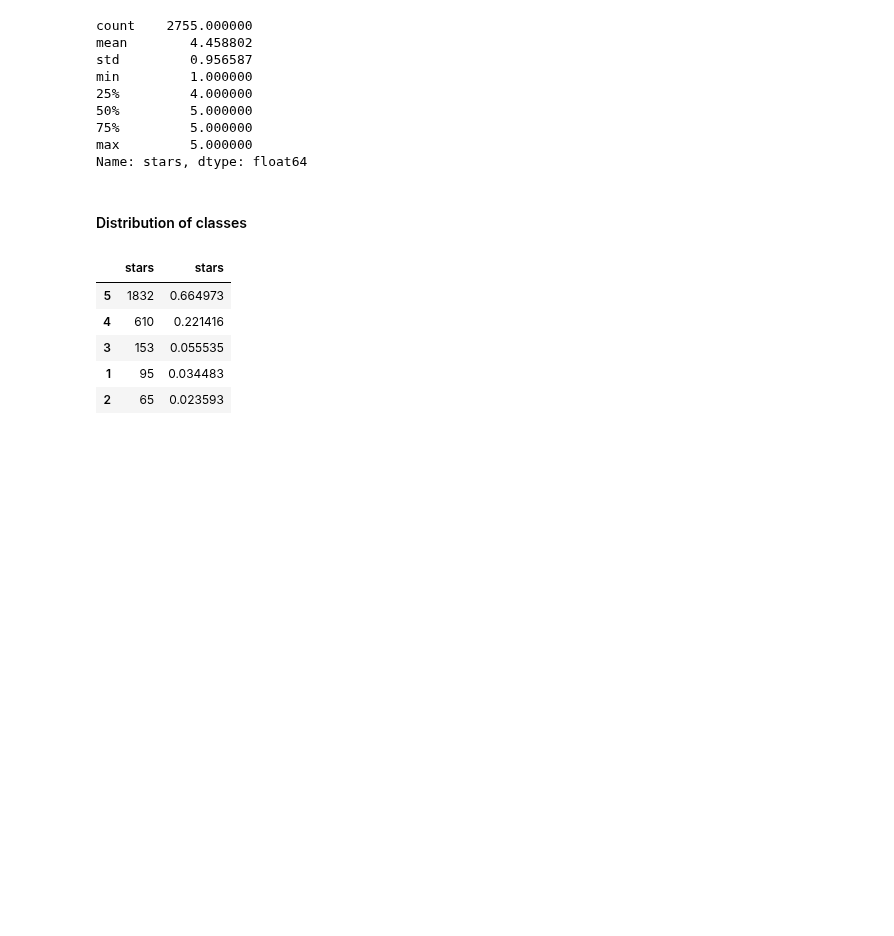
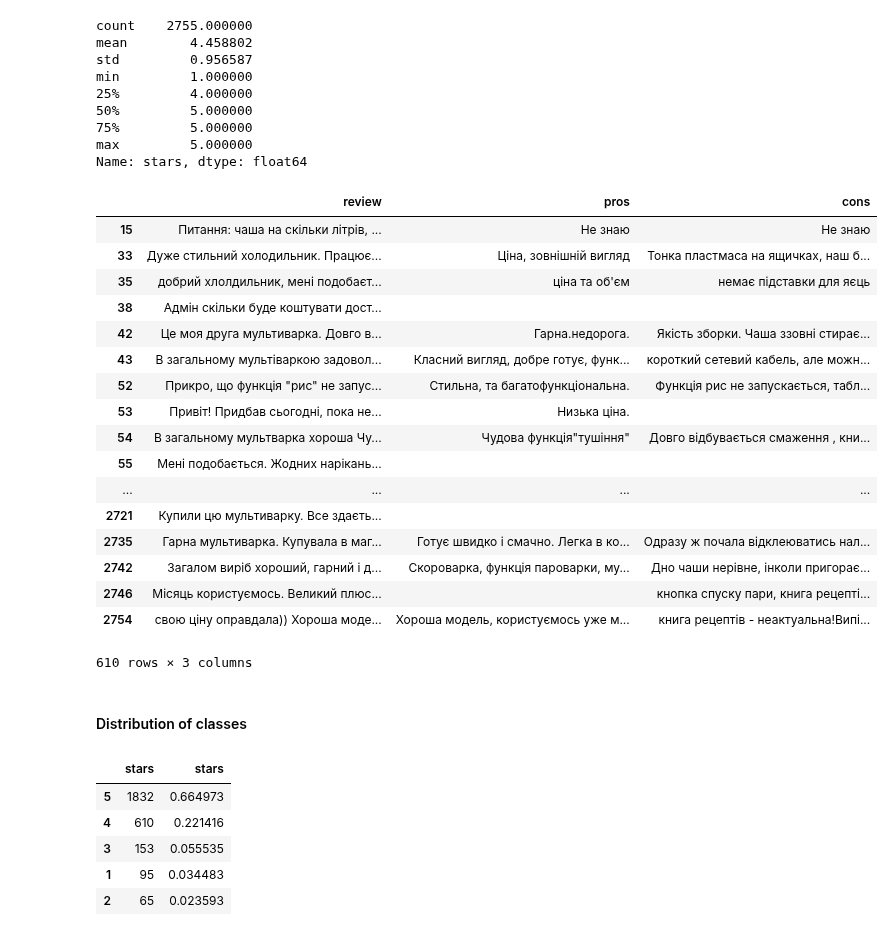
Before and after one commit to sudodoki/prj-nlp, a Jupyter notebook: students/KarimLulu/homework-05/0.1-klulu-sentiment.ipynb, the cells around one changed output. Drawn from its saved outputs; the diff is of its cells as text; code cells hidden in the pictures; blank space fills up the shorter version.

```diff
--- a/students/KarimLulu/homework-05/0.1-klulu-sentiment.ipynb
+++ b/students/KarimLulu/homework-05/0.1-klulu-sentiment.ipynb
@@ -48,9 +56,10 @@ def calc_metrics(y_test, pred, proba=None, labels=["1", "2", "3", "4", "5"], pri
         print(classification_report(y_test, pred, labels))
     return output
 # %%
-filename = "items.jl"
-with open(filename, "r") as f:
-    data = json.load(f)
+data = []
+for file in Path().glob("items*.json"):
+    with open(file, "r") as f:
+        data.extend(json.load(f))
 # %%
 df = json_normalize(data, record_path="reviews", meta=["path", "price", "title"])
 # %%
@@ -70,6 +81,27 @@ min         1.000000
 75%         5.000000
 max         5.000000
 Name: stars, dtype: float64
+# %%
+df.loc[df.stars==4, ["review", "pros", "cons"]]
+# %% [output]
+|  | review | pros | cons |
+| 15 | Питання: чаша на скільки літрів, ... | Не знаю | Не знаю |
+| 33 | Дуже стильний холодильник. Працює... | Ціна, зовнішній вигляд | Тонка пластмаса на ящичках, наш б... |
+| 35 | добрий хлолдильник, мені подобаєт... | ціна та об'єм | немає підставки для яєць |
+| 38 | Адмін скільки буде коштувати дост... |  |  |
+| 42 | Це моя друга мультиварка. Довго в... | Гарна.недорога. | Якість зборки. Чаша ззовні стирає... |
+| 43 | В загальному мультіваркою задовол... | Класний вигляд, добре готує, функ... | короткий сетевий кабель, але можн... |
+| 52 | Прикро, що функція "рис" не запус... | Стильна, та багатофункціональна. | Функція рис не запускається, табл... |
+| 53 | Привіт! Придбав сьогодні, пока не... | Низька ціна. |  |
+| 54 | В загальному мультварка хороша Чу... | Чудова функція"тушіння" | Довго відбувається смаження , кни... |
+| 55 | Мені подобається. Жодних нарікань... |  |  |
+| ... | ... | ... | ... |
+| 2721 | Купили цю мультиварку. Все здаєть... |  |  |
+| 2735 | Гарна мультиварка. Купувала в маг... | Готує швидко і смачно. Легка в ко... | Одразу ж почала відклеюватись нал... |
+| 2742 | Загалом виріб хороший, гарний і д... | Скороварка, функція пароварки, му... | Дно чаши нерівне, інколи пригорає... |
+| 2746 | Місяць користуємось. Великий плюс... |  | кнопка спуску пари, книга рецепті... |
+| 2754 | свою ціну оправдала)) Хороша моде... | Хороша модель, користуємось уже м... | книга рецептів - неактуальна!Випі... |
+610 rows × 3 columns
 # %% [markdown]
 #### Distribution of classes
 # %%
```
Also changed, not shown: parts of 21 cells of this notebook, 8 other files.
